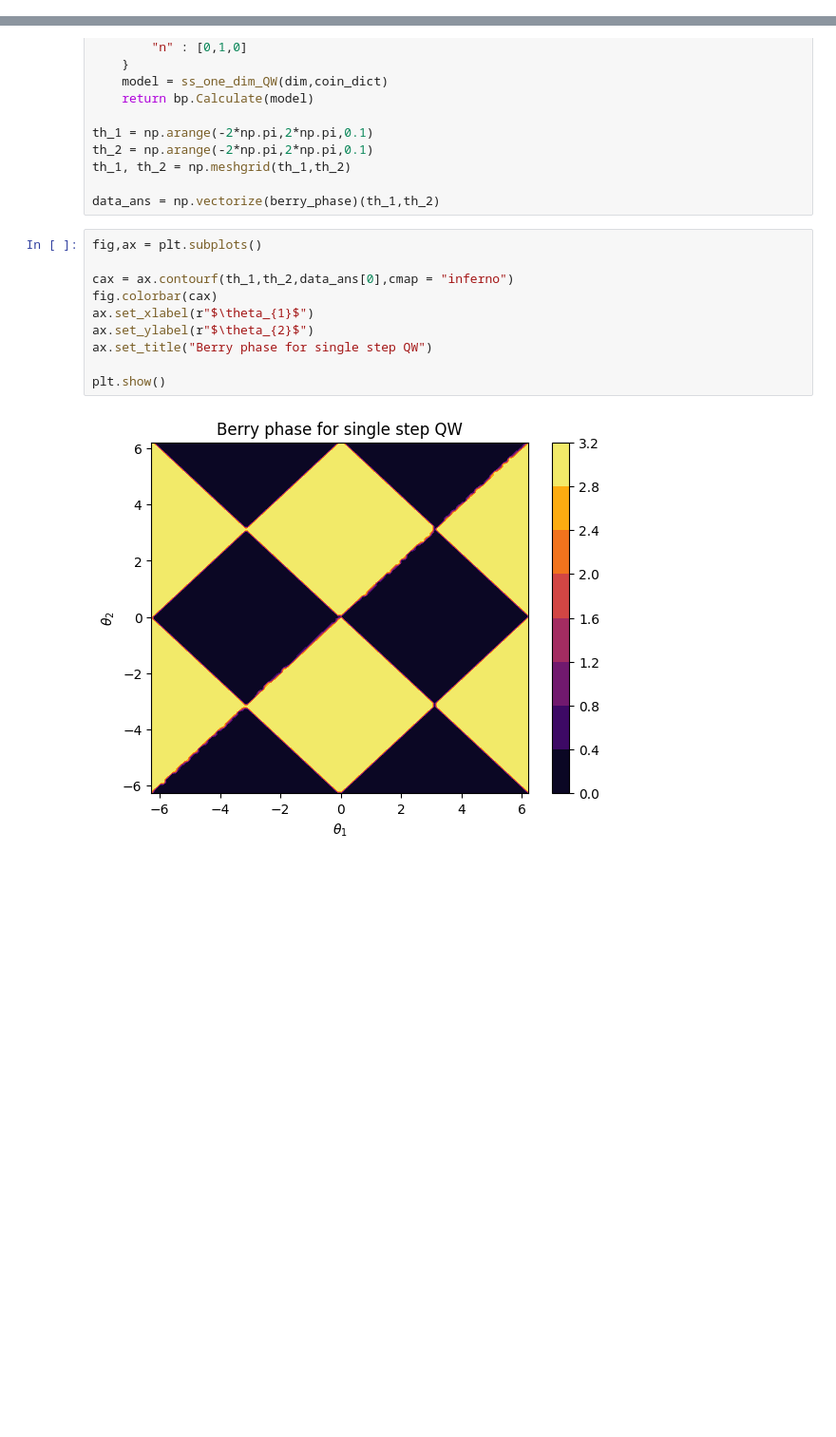
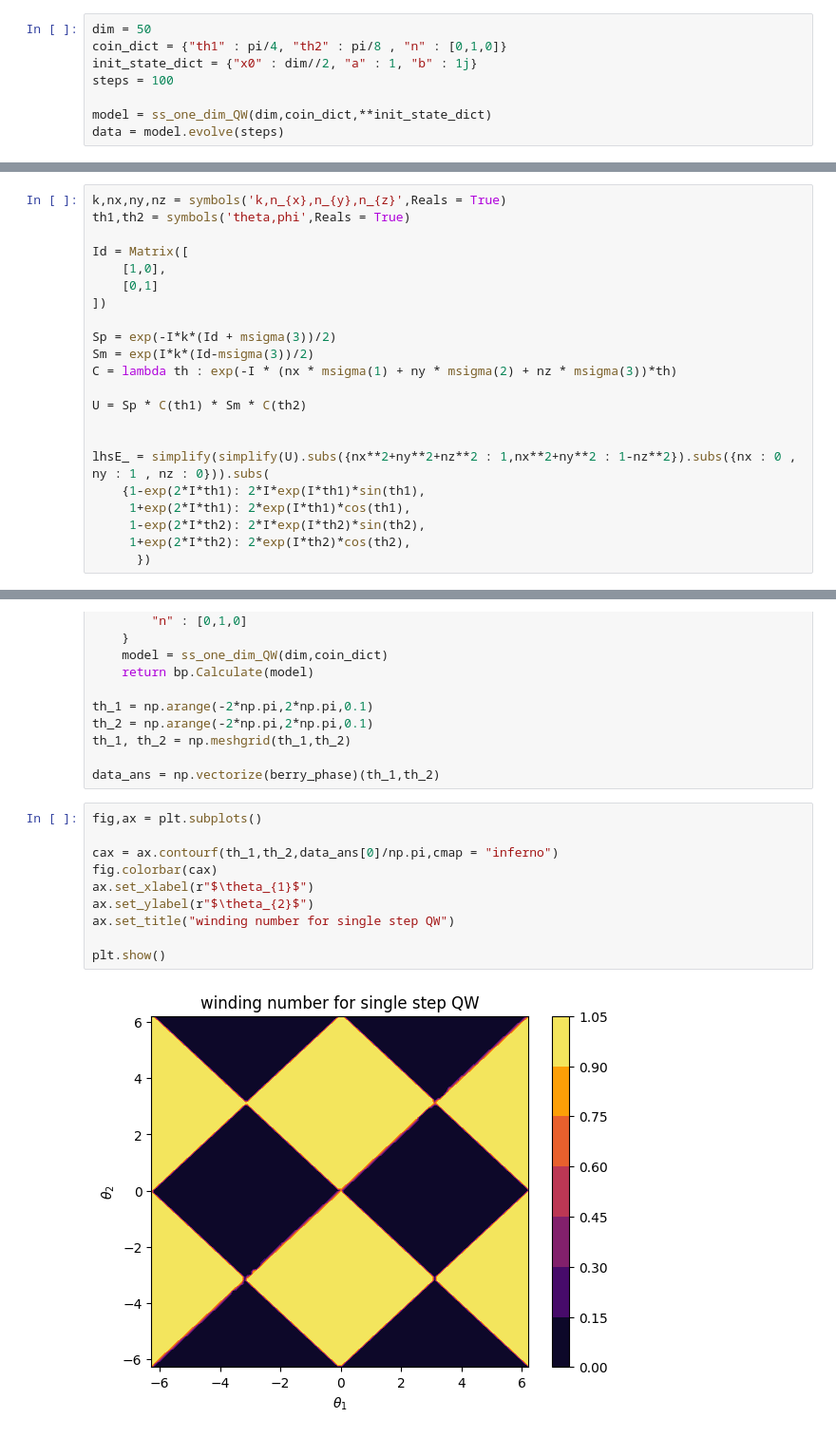
Before and after one commit to JedrekSt/NonHermitianQW, a Jupyter notebook: demo_/demonstration.ipynb, the cells around one changed output, grey strips where cells are left out. Shown at 95% size. Drawn from its saved outputs; the diff is of its cells as text; blank space fills up the shorter version.

```diff
--- a/demo_/demonstration.ipynb
+++ b/demo_/demonstration.ipynb
@@ -79,0 +158,8 @@ plt.show()
+# %%
+dim = 50
+coin_dict = {"th1" : pi/4, "th2" : pi/8 , "n" : [0,1,0]}
+init_state_dict = {"x0" : dim//2, "a" : 1, "b" : 1j}
+steps = 100
+
+model = ss_one_dim_QW(dim,coin_dict,**init_state_dict)
+data = model.evolve(steps)
@@ -79,0 +180,22 @@ plt.show()
+# %%
+k,nx,ny,nz = symbols('k,n_{x},n_{y},n_{z}',Reals = True)
+th1,th2 = symbols('theta,phi',Reals = True)
+
+Id = Matrix([
+    [1,0],
+    [0,1]
+])
+
+Sp = exp(-I*k*(Id + msigma(3))/2)
+Sm = exp(I*k*(Id-msigma(3))/2)
+C = lambda th : exp(-I * (nx * msigma(1) + ny * msigma(2) + nz * msigma(3))*th)
+
+U = Sp * C(th1) * Sm * C(th2)
+
+
+lhsE_ = simplify(simplify(U).subs({nx**2+ny**2+nz**2 : 1,nx**2+ny**2 : 1-nz**2}).subs({nx : 0 , ny : 1 , nz : 0})).subs(
+    {1-exp(2*I*th1): 2*I*exp(I*th1)*sin(th1),
+     1+exp(2*I*th1): 2*exp(I*th1)*cos(th1),
+     1-exp(2*I*th2): 2*I*exp(I*th2)*sin(th2),
+     1+exp(2*I*th2): 2*exp(I*th2)*cos(th2),
+      })
@@ -99,12 +251,12 @@ data_ans = np.vectorize(berry_phase)(th_1,th_2)
 # %%
 fig,ax = plt.subplots()
 
-cax = ax.contourf(th_1,th_2,data_ans[0],cmap = "inferno")
+cax = ax.contourf(th_1,th_2,data_ans[0]/np.pi,cmap = "inferno")
 fig.colorbar(cax)
 ax.set_xlabel(r"$\theta_{1}$")
 ax.set_ylabel(r"$\theta_{2}$")
-ax.set_title("Berry phase for single step QW")
+ax.set_title("winding number for single step QW")
 
 plt.show()
 # %% [output]
-[figure, old version]
+[figure, new version]
```
Also changed, not shown: parts of 25 cells of this notebook, 2 other files.
